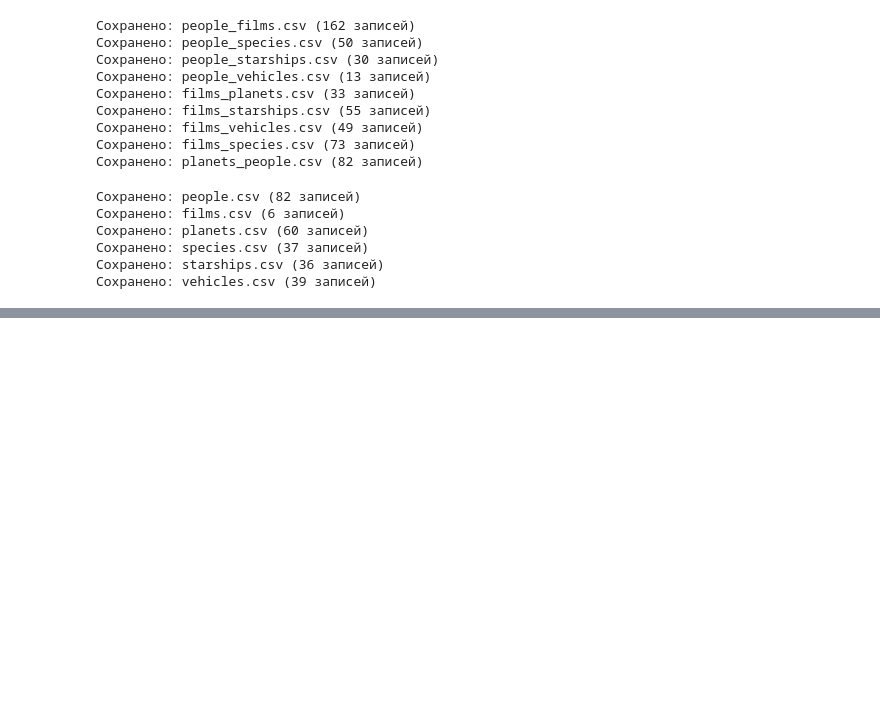
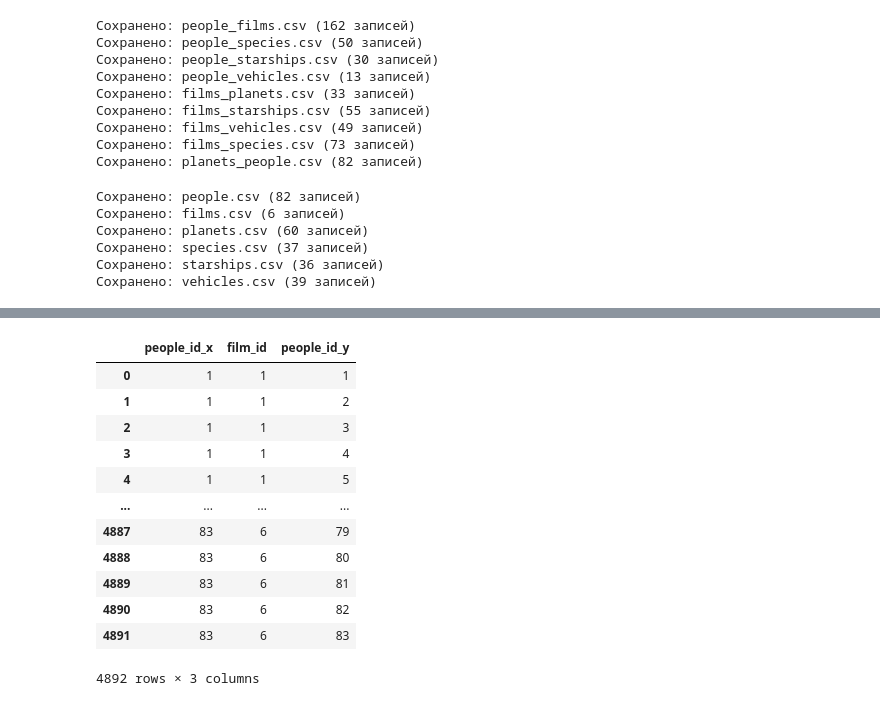
Before and after one commit to Kostin-Maxim/data-analyst-portfolio, a Jupyter notebook: project_1/project_swapi.ipynb, the cells around one changed output, grey strips where cells are left out. Drawn from its saved outputs; the diff is of its cells as text; code cells hidden in the pictures; blank space fills up the shorter version.

```diff
--- a/project_1/project_swapi.ipynb
+++ b/project_1/project_swapi.ipynb
@@ -495,0 +500,8 @@ for key, norm_df in all_norm_df.items():
+# %%
+files = glob.glob(f"{PROCESSED_DIR}/*.csv")
+dfs = {}
+
+for file in files:
+    dfs[re.search(r"/(\w+).csv$", file).group(1)] = (pd.read_csv(file, sep=';'))
+
+print(dfs['people'])
@@ -495,0 +544,18 @@ for key, norm_df in all_norm_df.items():
+# %%
+pairs = dfs['people_films'].merge(dfs['people_films'], on="film_id")
+# %%
+pairs
+# %% [output]
+|  | people_id_x | film_id | people_id_y |
+| 0 | 1 | 1 | 1 |
+| 1 | 1 | 1 | 2 |
+| 2 | 1 | 1 | 3 |
+| 3 | 1 | 1 | 4 |
+| 4 | 1 | 1 | 5 |
+| ... | ... | ... | ... |
+| 4887 | 83 | 6 | 79 |
+| 4888 | 83 | 6 | 80 |
+| 4889 | 83 | 6 | 81 |
+| 4890 | 83 | 6 | 82 |
+| 4891 | 83 | 6 | 83 |
+4892 rows × 3 columns
```
Also changed, not shown: parts of 13 cells of this notebook, 1 other file.
